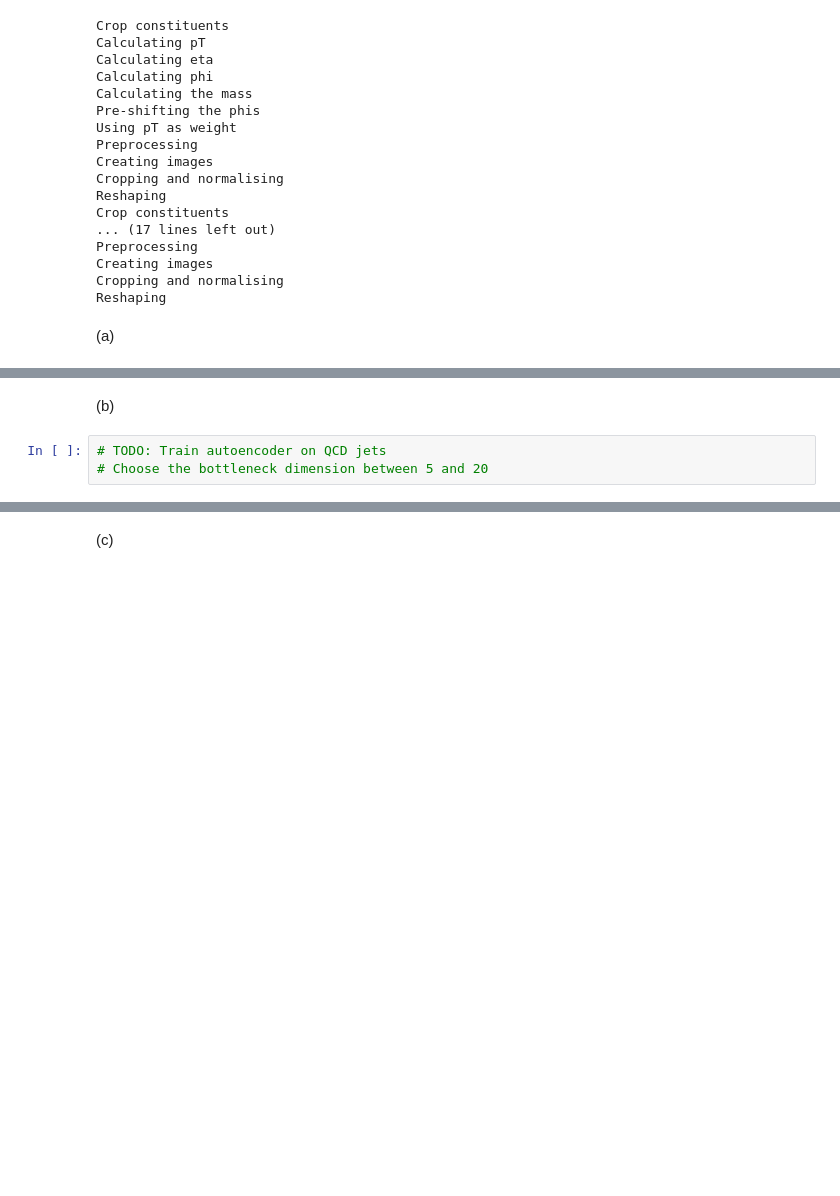
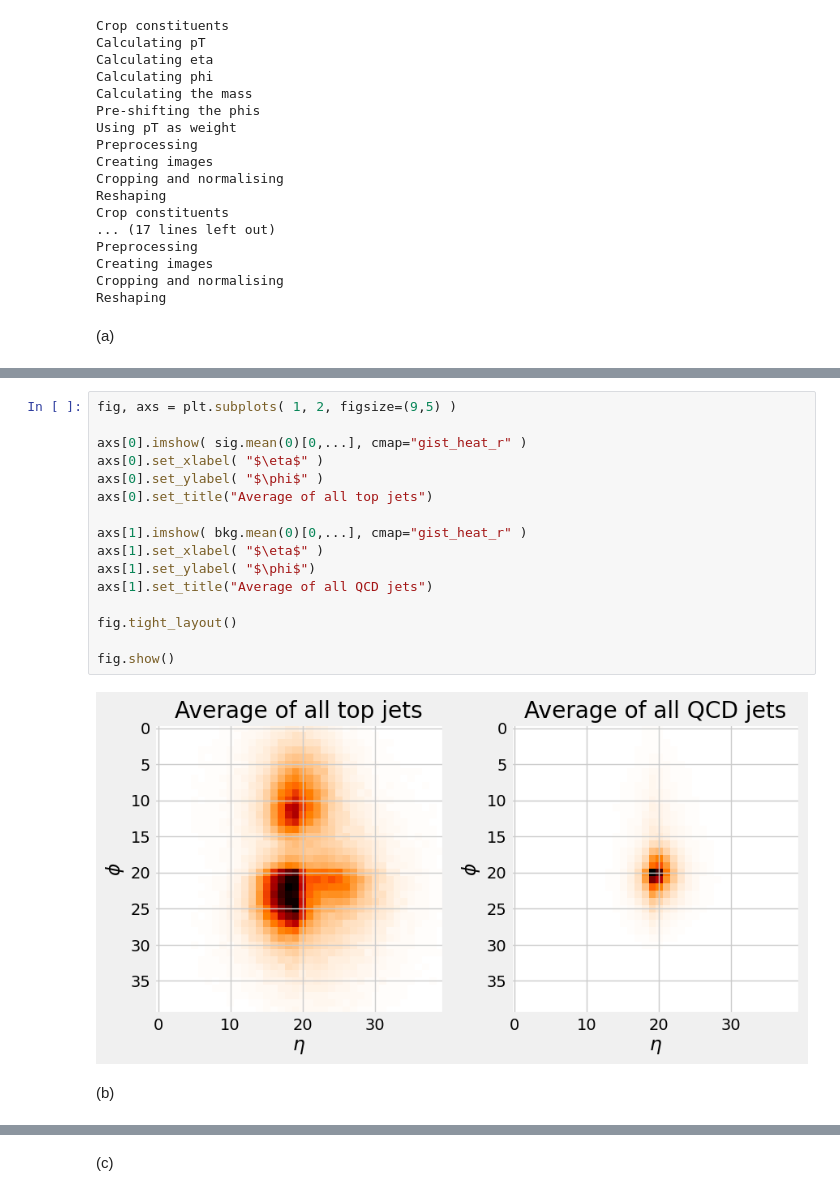
Before and after one commit to phopopo/mlph2023-Exercises, a Jupyter notebook: sheet08.ipynb, the cells around one changed output, grey strips where cells are left out. Cells and saved outputs as stored; diff of their text form; blank space fills up the shorter version.

```diff
--- a/sheet08.ipynb
+++ b/sheet08.ipynb
@@ -318,5 +364,20 @@ AttributeError: 'Sequential' object has no attribute 'Sequential'
+# %%
+fig, axs = plt.subplots( 1, 2, figsize=(9,5) )
+
+axs[0].imshow( sig.mean(0)[0,...], cmap="gist_heat_r" )
+axs[0].set_xlabel( "$\eta$" )
+axs[0].set_ylabel( "$\phi$" )
+axs[0].set_title("Average of all top jets")
+
+axs[1].imshow( bkg.mean(0)[0,...], cmap="gist_heat_r" )
+axs[1].set_xlabel( "$\eta$" )
+axs[1].set_ylabel( "$\phi$")
+axs[1].set_title("Average of all QCD jets")
+
+fig.tight_layout()
+
+fig.show()
+# %% [output]
+[figure, added]
 # %% [markdown]
 (b)
-# %%
-# TODO: Train autoencoder on QCD jets
-# Choose the bottleneck dimension between 5 and 20
```
Also changed, not shown: parts of 9 cells of this notebook, 3 other files.
